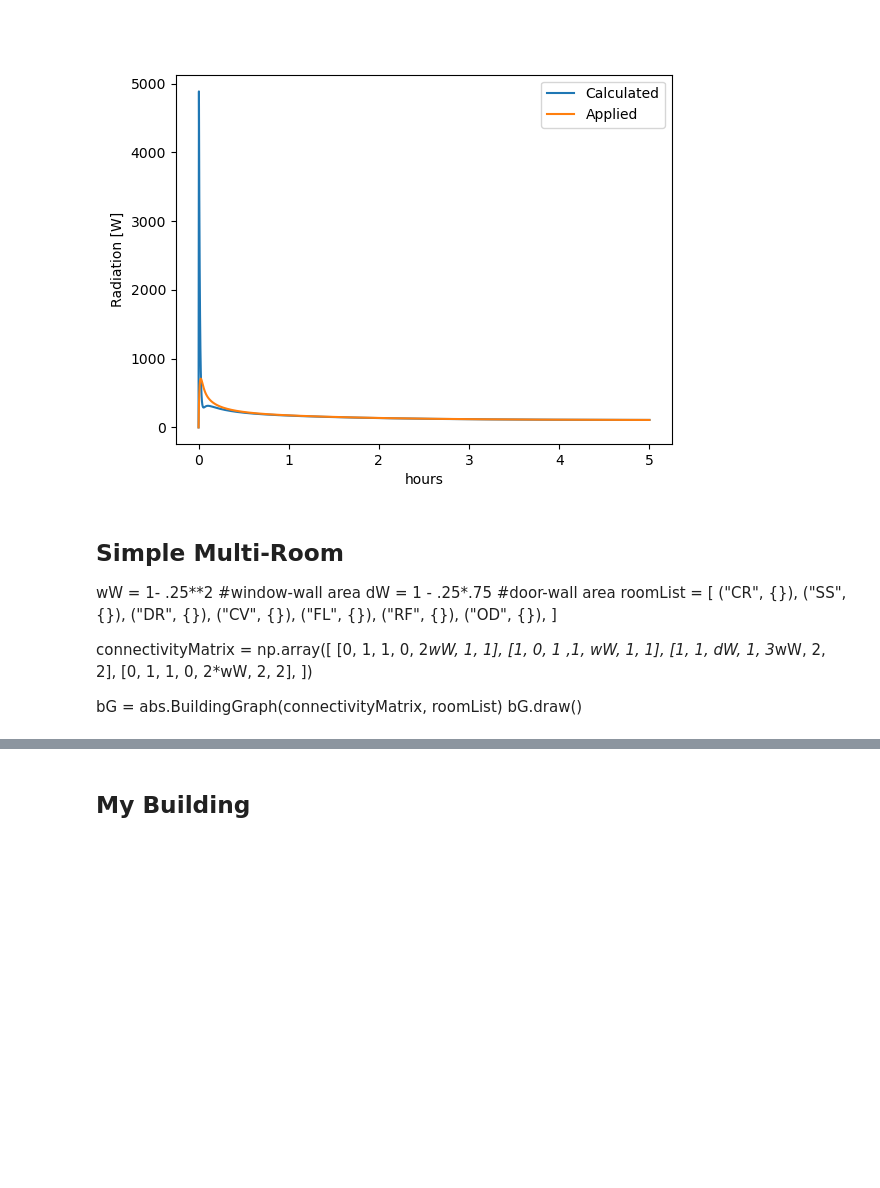
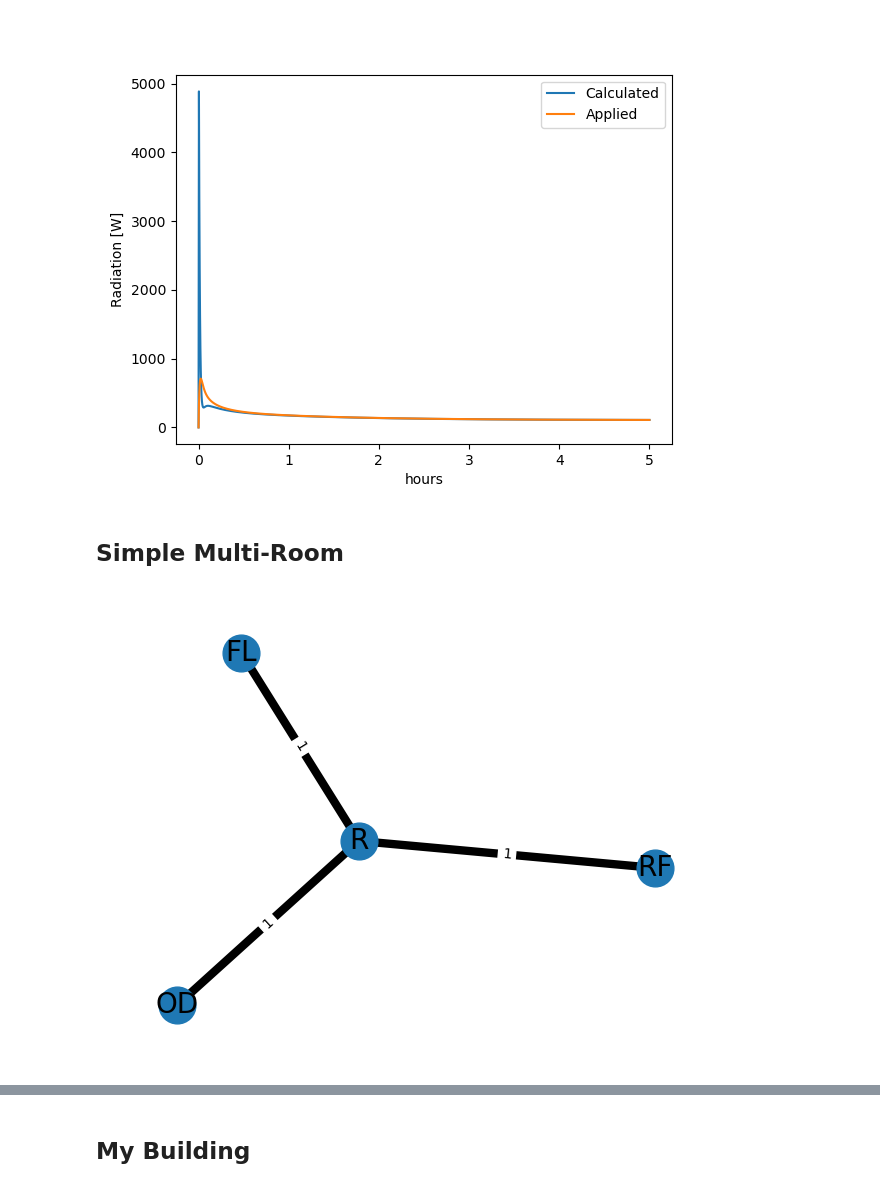
Before and after one commit to nbachand/graphBEM, a Jupyter notebook: InteriorModel.ipynb, the cells around one changed output, grey strips where cells are left out. Cells and saved outputs as stored; diff of their text form; code cells hidden in the pictures; blank space fills up the shorter version.

```diff
--- a/InteriorModel.ipynb
+++ b/InteriorModel.ipynb
@@ -421,26 +421,27 @@ Text(0, 0.5, 'Radiation [W]')
 [figure]
 [figure]
 [figure]
-# %% [markdown]
-## Simple Multi-Room
-wW = 1- .25**2 #window-wall area
-dW = 1 - .25*.75 #door-wall area
-roomList = [
-    ("CR", {}),
-    ("SS", {}),
-    ("DR", {}),
-    ("CV", {}),
-    ("FL", {}),
-    ("RF", {}),
-    ("OD", {}),
-    ]
-
-connectivityMatrix = np.array([
-    [0, 1, 1, 0, 2*wW, 1, 1],
-    [1, 0, 1 ,1, wW, 1, 1],
-    [1, 1, dW, 1, 3*wW, 2, 2],
-    [0, 1, 1, 0, 2*wW, 2, 2],
-])
-
-bG = abs.BuildingGraph(connectivityMatrix, roomList)
-bG.draw()
+# %% [markdown]
+## Simple Multi-Room
+# %%
+sim_kwargs["Tfloor"] = T_start
+# vent_kwargs["ventType"] = None
+
+roomList = [
+    ("R", {}),
+    ("FL", {}),
+    ("RF", {}),
+    ("OD", {}),
+    ]
+
+connectivityMatrix = np.array([
+    [0, 1, 1, 1],
+    [1, 0, 0 ,0],
+    [1, 0, 0, 0],
+    [1, 0, 0, 0],
+])
+
+bG = abs.BuildingGraph(connectivityMatrix, roomList)
+bG.draw()
+# %% [output]
+[figure, added]
```
Also changed, not shown: parts of 5 cells of this notebook.
